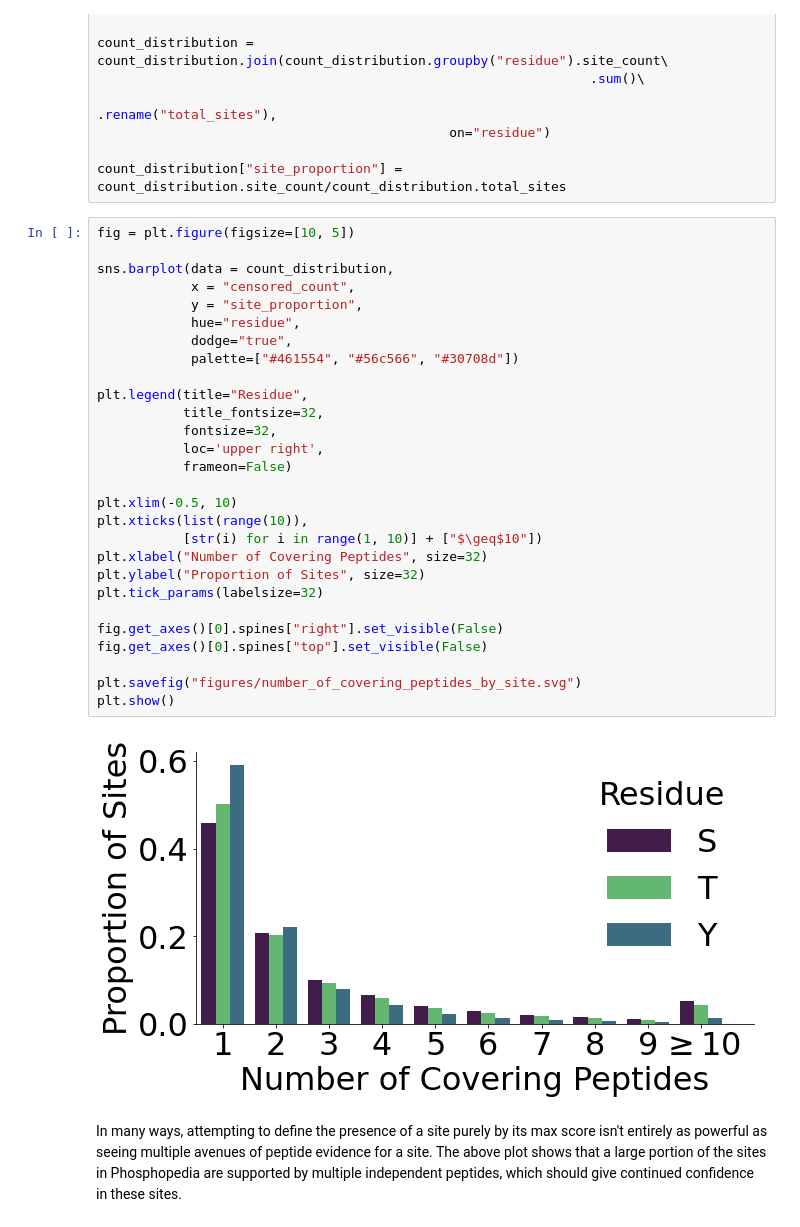
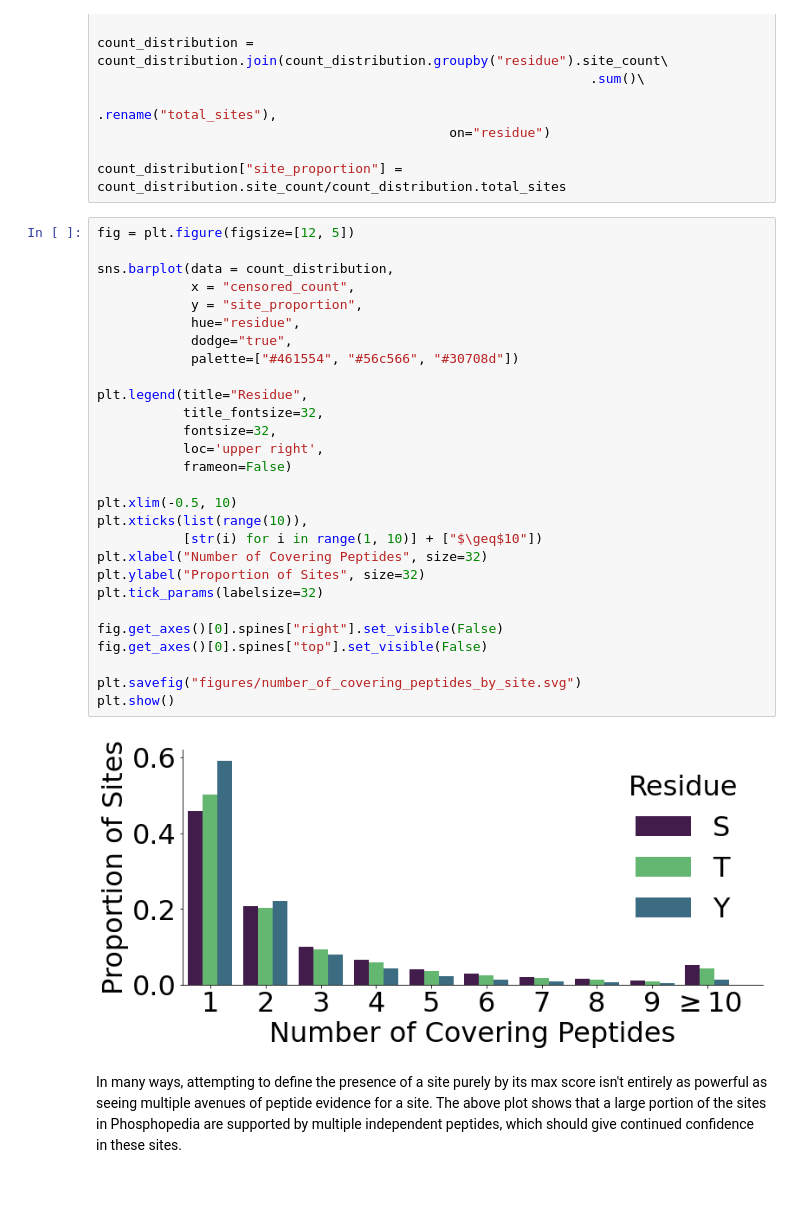
Before and after one commit to AnthonyOfSeattle/PhosphopediaNotebook, a Jupyter notebook: ANALYSIS-05-site-representation-in-updated-data.ipynb, the cells around one changed output. Saved outputs shown, nothing was run; the diff lists cells and outputs as text; blank space fills up the shorter version.

Commit message:
Update figure size in notebook 5.

```diff
--- a/ANALYSIS-05-site-representation-in-updated-data.ipynb
+++ b/ANALYSIS-05-site-representation-in-updated-data.ipynb
@@ -110,35 +110,35 @@ count_distribution = count_distribution.join(count_distribution.groupby("residue
 
 count_distribution["site_proportion"] = count_distribution.site_count/count_distribution.total_sites
 # %%
-fig = plt.figure(figsize=[10, 5])
+fig = plt.figure(figsize=[12, 5])
 
 sns.barplot(data = count_distribution,
             x = "censored_count",
             y = "site_proportion",
             hue="residue",
             dodge="true",
             palette=["#461554", "#56c566", "#30708d"])
 
 plt.legend(title="Residue",
            title_fontsize=32,
            fontsize=32,
            loc='upper right',
            frameon=False)
 
 plt.xlim(-0.5, 10)
 plt.xticks(list(range(10)),
            [str(i) for i in range(1, 10)] + ["$\geq$10"])
 plt.xlabel("Number of Covering Peptides", size=32)
 plt.ylabel("Proportion of Sites", size=32)
 plt.tick_params(labelsize=32)
 
 fig.get_axes()[0].spines["right"].set_visible(False)
 fig.get_axes()[0].spines["top"].set_visible(False)
 
 plt.savefig("figures/number_of_covering_peptides_by_site.svg")
 plt.show()
 # %% [output]
-[figure, old version]
+[figure, new version]
 # %% [markdown]
 In many ways, attempting to define the presence of a site purely by its max score isn't entirely as powerful as seeing multiple avenues of peptide evidence for a site. The above plot shows that a large portion of the sites in Phosphopedia are supported by multiple independent peptides, which should give continued confidence in these sites.
 # %% [markdown]
```
Also changed, not shown: parts of 2 cells of this notebook.
